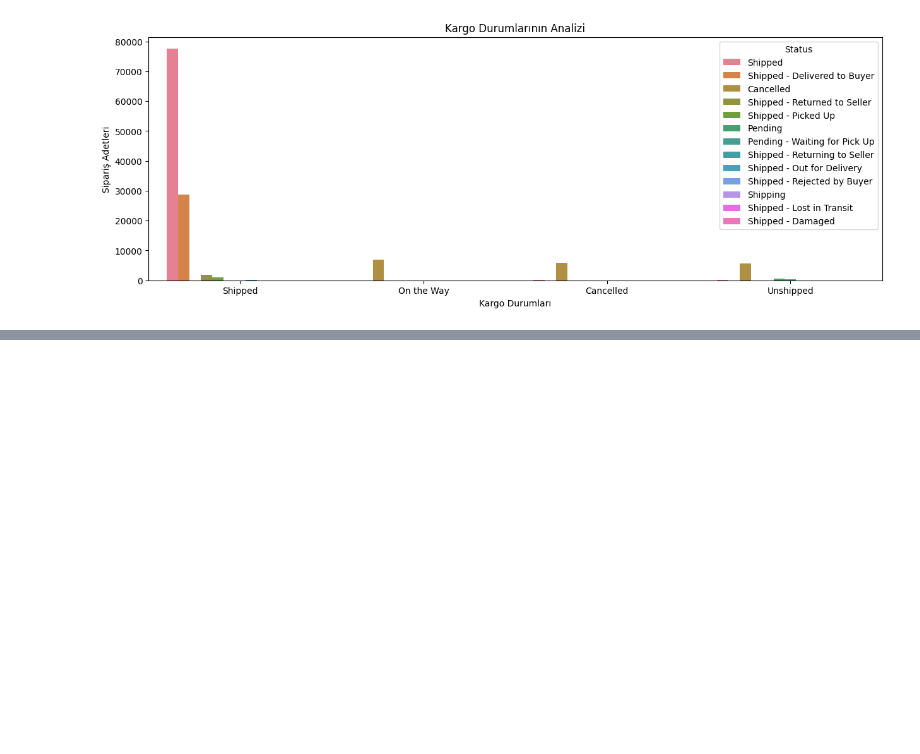
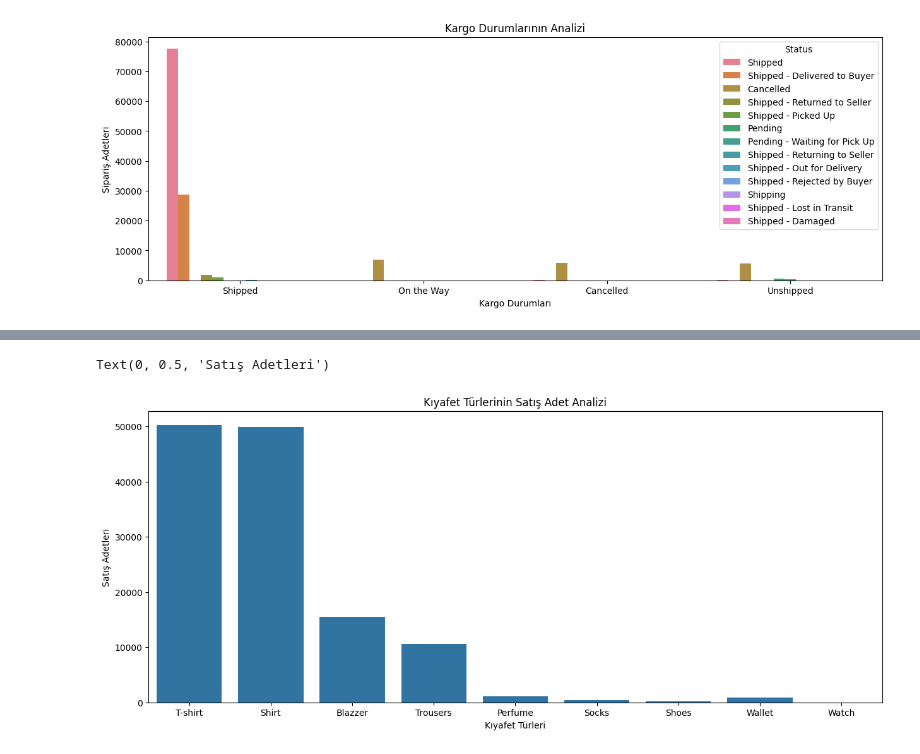
Before and after one commit to KisiselEmreOrganisyonProjeleri/Amazon_Sales_Dataset_Proje, a Jupyter notebook: amazon_sales.ipynb, the cells around one changed output, grey strips where cells are left out. Cells and saved outputs as stored; diff of their text form; code cells hidden in the pictures; blank space fills up the shorter version.

Commit message:
ürün satış adet analizi yapıldı

```diff
--- a/amazon_sales.ipynb
+++ b/amazon_sales.ipynb
@@ -516,0 +542,9 @@ Text(0, 0.5, 'Sipariş Adetleri')
+# %%
+plt.figure(figsize = (15,6))
+sns.countplot(x = 'Category', data = df)
+plt.title('Kıyafet Türlerinin Satış Adet Analizi')
+plt.xlabel('Kıyafet Türleri')
+plt.ylabel('Satış Adetleri')
+# %% [output]
+Text(0, 0.5, 'Satış Adetleri')
+[figure, added]
```
Also changed, not shown: parts of 5 cells of this notebook, 2 other files.
